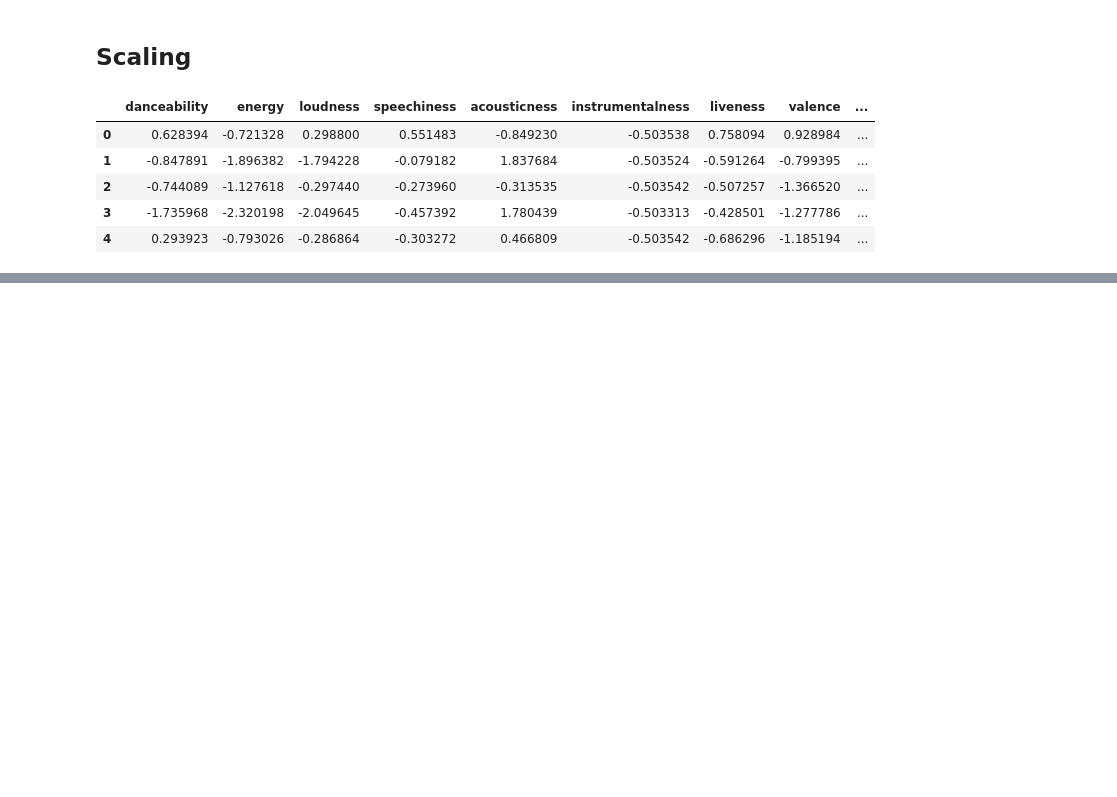
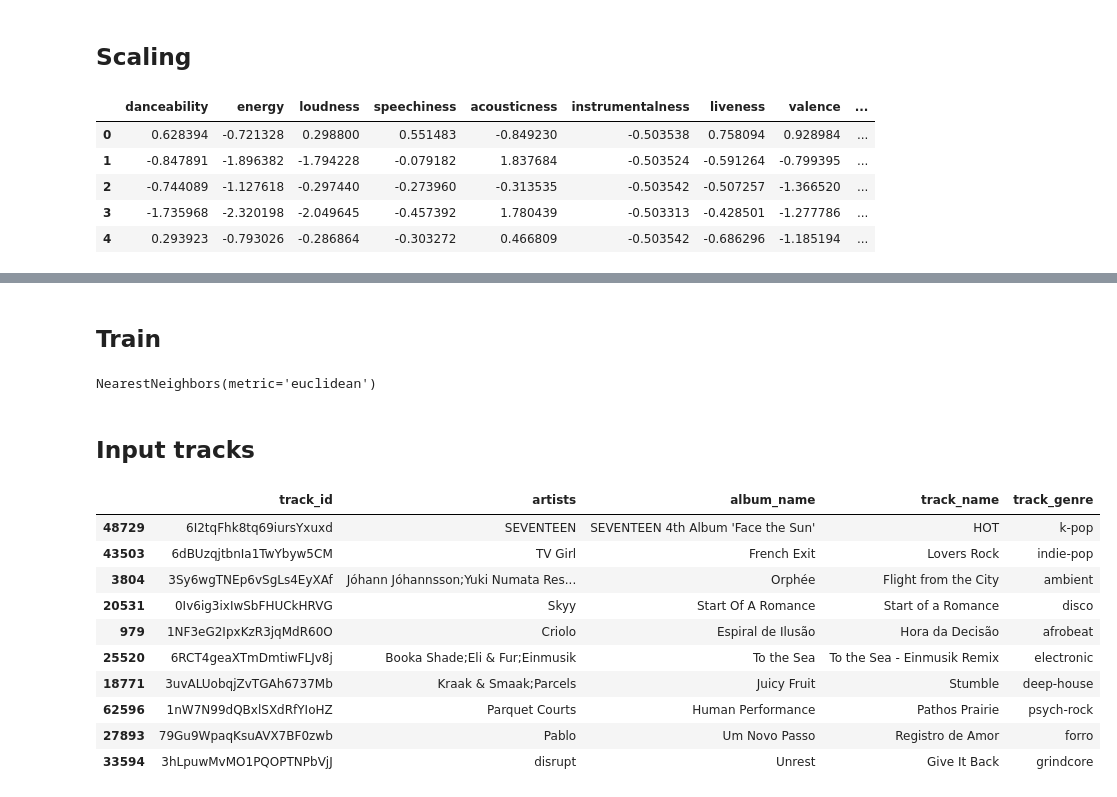
Before and after one commit to Victorpeereiraa/cross_genre_music_discovery, a Jupyter notebook: baseline_model.ipynb, the cells around one changed output, grey strips where cells are left out. Cells and saved outputs as stored; diff of their text form; code cells hidden in the pictures; blank space fills up the shorter version.

```diff
--- a/baseline_model.ipynb
+++ b/baseline_model.ipynb
@@ -27,6 +38,9 @@ Removed 450 duplicates. Left 113550 rows
 # %% [markdown]
 ## Missing values
 # %%
-df = df.dropna(subset=['album_name']).dropna(subset=['track_name'])
-print(f'Removed null values. Left {len(df)} rows')
+len_before = len(df)
+df = df.dropna(subset=['album_name']).dropna(subset=['track_name']).reset_index(drop=True)
+len_after = len(df)
+
+print(f'Removed {len_before - len_after} null values. Left {len(df)} rows')
 # %% [output]
@@ -78,0 +90,11 @@ model.fit(X_scaled)
+# %% [markdown]
+## Train
+# %%
+# NearestNeighbors with Euclidean distance
+model = NearestNeighbors(metric="euclidean")
+
+model.fit(X_scaled)
+# %% [output]
+NearestNeighbors(metric='euclidean')
+# %% [markdown]
+## Input tracks
@@ -78,0 +104,16 @@ model.fit(X_scaled)
+# %%
+# Print input track names
+input_indices = input_tracks.index.to_list()
+df.iloc[input_indices][['track_id', 'artists', 'album_name', 'track_name', 'track_genre']]
+# %% [output]
+|  | track_id | artists | album_name | track_name | track_genre |
+| 48729 | 6I2tqFhk8tq69iursYxuxd | SEVENTEEN | SEVENTEEN 4th Album 'Face the Sun' | HOT | k-pop |
+| 43503 | 6dBUzqjtbnIa1TwYbyw5CM | TV Girl | French Exit | Lovers Rock | indie-pop |
+| 3804 | 3Sy6wgTNEp6vSgLs4EyXAf | Jóhann Jóhannsson;Yuki Numata Res... | Orphée | Flight from the City | ambient |
+| 20531 | 0Iv6ig3ixIwSbFHUCkHRVG | Skyy | Start Of A Romance | Start of a Romance | disco |
+| 979 | 1NF3eG2IpxKzR3jqMdR60O | Criolo | Espiral de Ilusão | Hora da Decisão | afrobeat |
+| 25520 | 6RCT4geaXTmDmtiwFLJv8j | Booka Shade;Eli & Fur;Einmusik | To the Sea | To the Sea - Einmusik Remix | electronic |
+| 18771 | 3uvALUobqjZvTGAh6737Mb | Kraak & Smaak;Parcels | Juicy Fruit | Stumble | deep-house |
+| 62596 | 1nW7N99dQBxlSXdRfYIoHZ | Parquet Courts | Human Performance | Pathos Prairie | psych-rock |
+| 27893 | 79Gu9WpaqKsuAVX7BF0zwb | Pablo | Um Novo Passo | Registro de Amor | forro |
+| 33594 | 3hLpuwMvMO1PQOPTNPbVjJ | disrupt | Unrest | Give It Back | grindcore |
```
Also changed, not shown: parts of 16 cells of this notebook.
